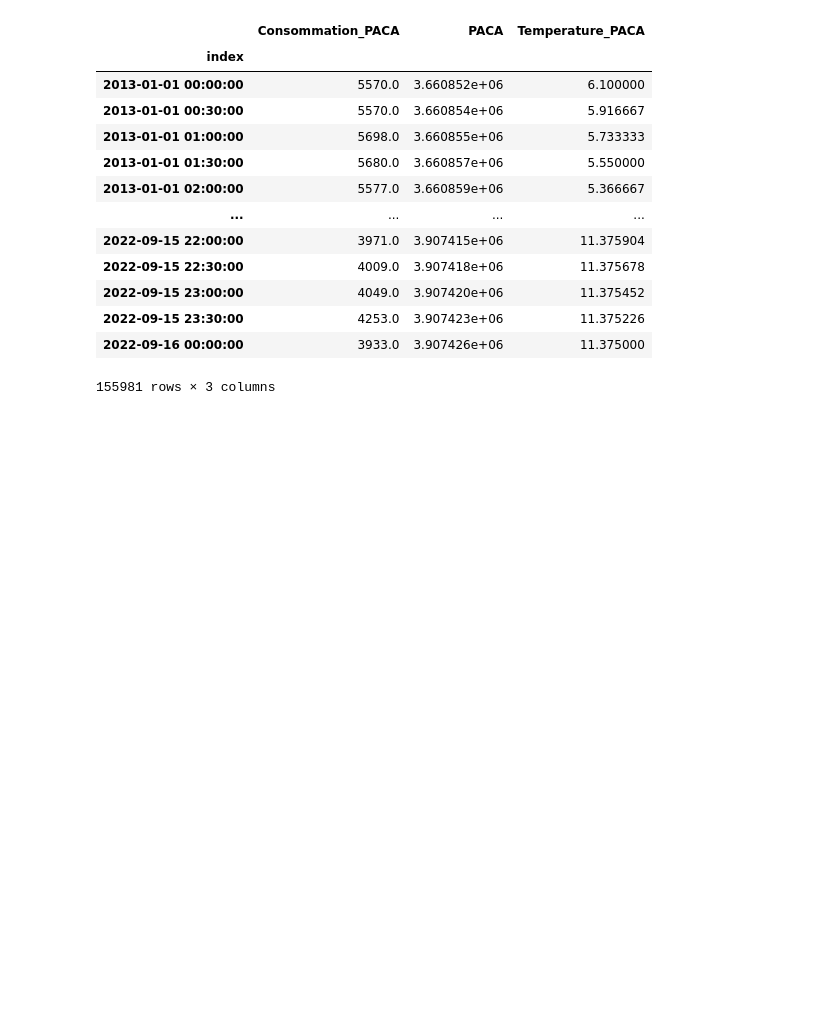
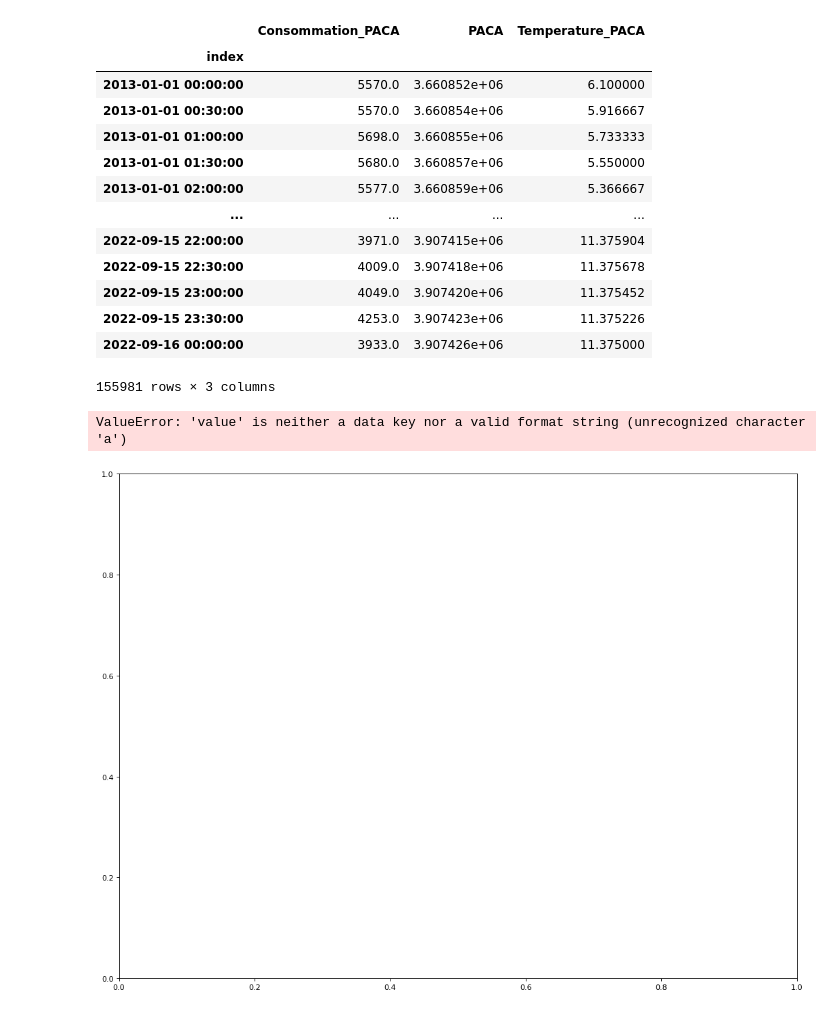
Before and after one commit to FeckNeck/temporal-data-analysis, a Jupyter notebook: index.ipynb, the cells around one changed output. Cells and saved outputs as stored; diff of their text form; code cells hidden in the pictures; blank space fills up the shorter version.

Commit message:
feat: Arima model find and wip

```diff
--- a/index.ipynb
+++ b/index.ipynb
@@ -653,18 +630,26 @@ print("Nine Month Lag: ", autocorrelation_lag9)
-# %%
-#forecast
-df['Date'] = df.index
-train = df[df['Date'] < pd.to_datetime("1960-08", format='%Y-%m')]
-train['train'] = train['#Passengers']
-del train['Date']
-del train['#Passengers']
-test = df[df['Date'] >= pd.to_datetime("1960-08", format='%Y-%m')]
-del test['Date']
-test['test'] = test['#Passengers']
-del test['#Passengers']
-plt.plot(train, color = "black")
-plt.plot(test, color = "red")
-plt.title("Train/Test split for Passenger Data")
-plt.ylabel("Passenger Number")
-plt.xlabel('Year-Month')
-sns.set()
-plt.show()
+# %%
+#delete 2013, 2014, 2015 and 2016 and train test split of conso_national
+model_national = model_national[model_national.index >= "2017-01-01"]
+train = model_national[model_national.index < "2023-12-20"]
+test = model_national[model_national.index >= "2023-12-20"]
+# %%
+national = model_national.reset_index()
+#keep left 4 characters of index
+national["index"] = national["index"].astype(str).str[:4]
+years = national["index"].unique()
+
+# Draw Plot
+plt.figure(figsize=(16,12), dpi= 80)
+for i, y in enumerate(years):
+    if i > 0:
+        plt.plot('month', 'value', data=national.loc[national["index"]==y, :], label=y)
+        plt.text(national.loc[national["index"]==y, :].shape[0]-.9, national.loc[national["index"]==y, 'value'][-1:].values[0], y, fontsize=12)
+
+# Decoration
+plt.gca().set(xlim=(-0.3, 11), ylim=(2, 30), ylabel='$Drug Sales$', xlabel='$Month$')
+plt.yticks(fontsize=12, alpha=.7)
+plt.title("Seasonal Plot of Drug Sales Time Series", fontsize=20)
+plt.show()
+# %% [output]
+ValueError: 'value' is neither a data key nor a valid format string (unrecognized character 'a')
+[figure, added]
```
Also changed, not shown: parts of 17 cells of this notebook.
